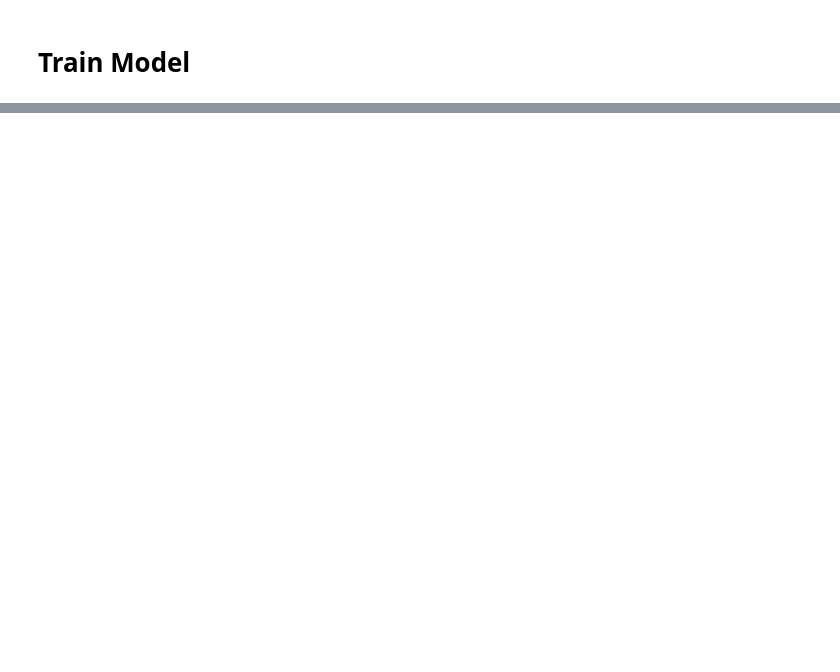
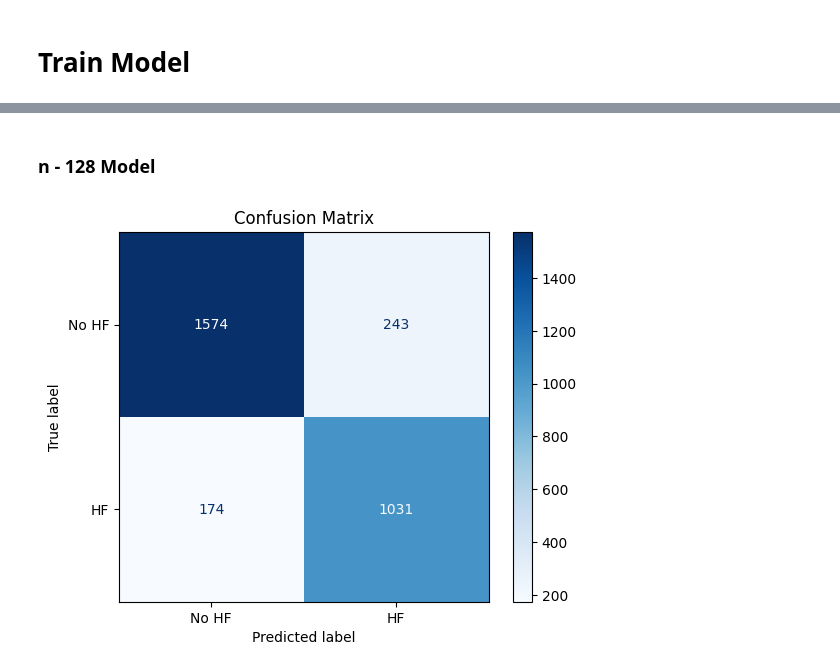
Before and after one commit to AshanMSilva/Early-Heart-Failure-Detection-via-AI-and-ECG, a Jupyter notebook: residual_1d_cnn.ipynb, the cells around one changed output, grey strips where cells are left out. Drawn from its saved outputs; the diff is of its cells as text; code cells hidden in the pictures; blank space fills up the shorter version.

```diff
--- a/residual_1d_cnn.ipynb
+++ b/residual_1d_cnn.ipynb
@@ -220,0 +796,15 @@ Val loss and metrics: [0.3084995448589325, 0.8749172687530518, 0.882516205310821
+# %% [markdown]
+### n - 128 Model
+# %%
+model_128 = load_model('ResidualCNN_FeatureExtractor_128.h5')
+# %%
+y_probs_128 = model_128.predict(X_test, verbose=0)
+y_pred_128 = (y_probs_128 >= 0.5).astype(int).flatten()
+# %%
+cm_128 = confusion_matrix(y_test, y_pred_128)
+disp_128 = ConfusionMatrixDisplay(confusion_matrix=cm_128, display_labels=['No HF', 'HF'])
+disp_128.plot(cmap=plt.cm.Blues)
+plt.title("Confusion Matrix")
+plt.show()
+# %% [output]
+[figure, added]
```
Also changed, not shown: parts of 160 cells of this notebook, 16 other files.
